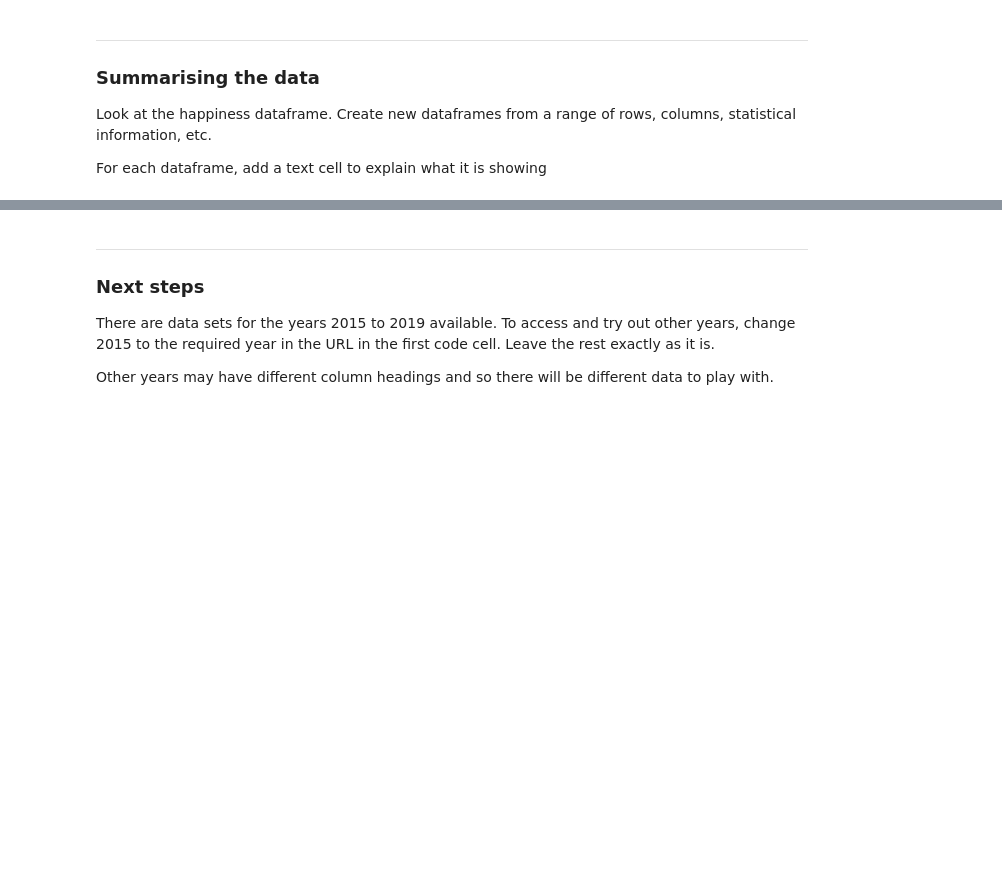
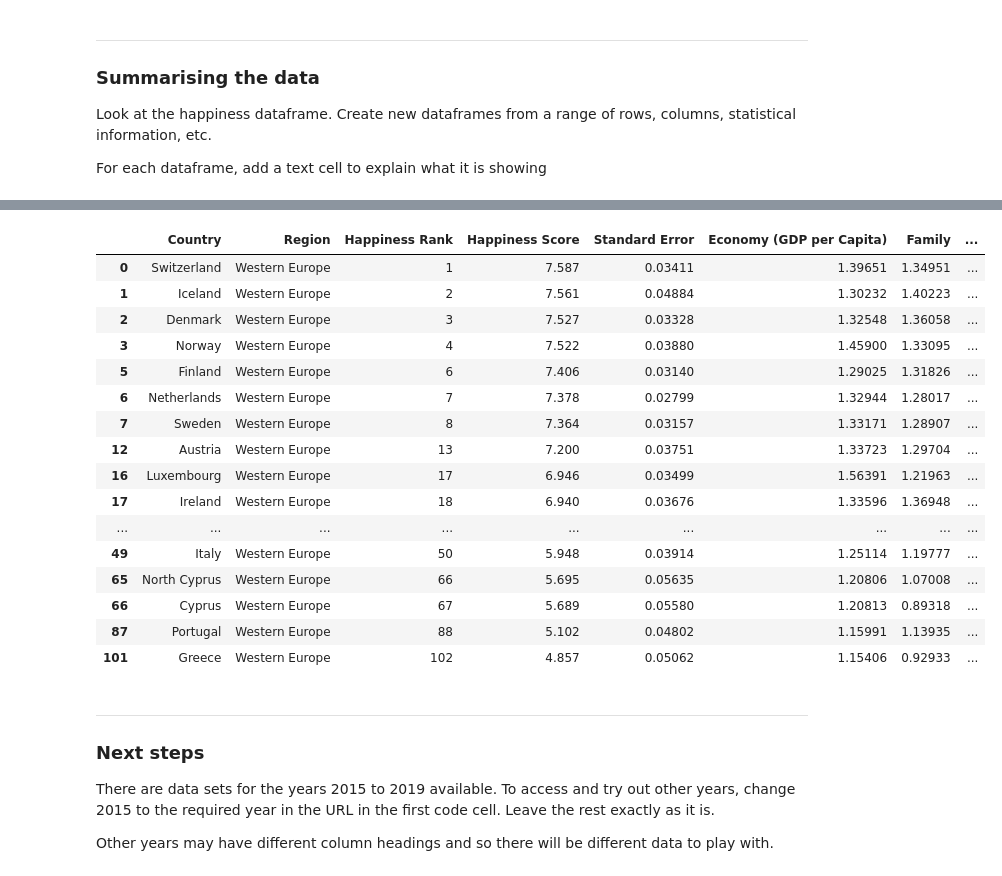
Before and after one commit to fraserrbarclay/Python-Data-Practicals, a Jupyter notebook: projects/How_happy_is_the_world.ipynb, the cells around one changed output, grey strips where cells are left out. Drawn from its saved outputs; the diff is of its cells as text; code cells hidden in the pictures; blank space fills up the shorter version.

```diff
--- a/projects/How_happy_is_the_world.ipynb
+++ b/projects/How_happy_is_the_world.ipynb
@@ -50,0 +36,5 @@ Interrogate the data (head, tail, iloc) to get to know what it contains.
+# %%
+import pandas as pd
+
+df = pd.read_excel('https://github.com/frbarclay/Python-Data-Practicals/raw/main/data/happiness_2015.xlsx',0)
+df.head()
@@ -67,0 +102,8 @@ For each dataframe, add a text cell to explain what it is showing
+# %%
+def get_region_table(region):
+  if df['Region'].str.contains(region).any():
+    return df[df['Region'].str.contains(region)]
+  else:
+    return 'Error. Must be one of following regions:', df['Region'].unique().tolist()
+region_list = df.sort_values(['Region'])['Region'].unique().tolist()
+region_list
@@ -68,3 +121,23 @@ For each dataframe, add a text cell to explain what it is showing
+# %%
+get_region_table('Western Europe')
+# %% [output]
+|  | Country | Region | Happiness Rank | Happiness Score | Standard Error | Economy (GDP per Capita) | Family | ... |
+| 0 | Switzerland | Western Europe | 1 | 7.587 | 0.03411 | 1.39651 | 1.34951 | ... |
+| 1 | Iceland | Western Europe | 2 | 7.561 | 0.04884 | 1.30232 | 1.40223 | ... |
+| 2 | Denmark | Western Europe | 3 | 7.527 | 0.03328 | 1.32548 | 1.36058 | ... |
+| 3 | Norway | Western Europe | 4 | 7.522 | 0.03880 | 1.45900 | 1.33095 | ... |
+| 5 | Finland | Western Europe | 6 | 7.406 | 0.03140 | 1.29025 | 1.31826 | ... |
+| 6 | Netherlands | Western Europe | 7 | 7.378 | 0.02799 | 1.32944 | 1.28017 | ... |
+| 7 | Sweden | Western Europe | 8 | 7.364 | 0.03157 | 1.33171 | 1.28907 | ... |
+| 12 | Austria | Western Europe | 13 | 7.200 | 0.03751 | 1.33723 | 1.29704 | ... |
+| 16 | Luxembourg | Western Europe | 17 | 6.946 | 0.03499 | 1.56391 | 1.21963 | ... |
+| 17 | Ireland | Western Europe | 18 | 6.940 | 0.03676 | 1.33596 | 1.36948 | ... |
+| ... | ... | ... | ... | ... | ... | ... | ... | ... |
+| 49 | Italy | Western Europe | 50 | 5.948 | 0.03914 | 1.25114 | 1.19777 | ... |
+| 65 | North Cyprus | Western Europe | 66 | 5.695 | 0.05635 | 1.20806 | 1.07008 | ... |
+| 66 | Cyprus | Western Europe | 67 | 5.689 | 0.05580 | 1.20813 | 0.89318 | ... |
+| 87 | Portugal | Western Europe | 88 | 5.102 | 0.04802 | 1.15991 | 1.13935 | ... |
+| 101 | Greece | Western Europe | 102 | 4.857 | 0.05062 | 1.15406 | 0.92933 | ... |
 # %% [markdown]
 ---
 ### Next steps
```
Also changed, not shown: parts of 8 cells of this notebook.
